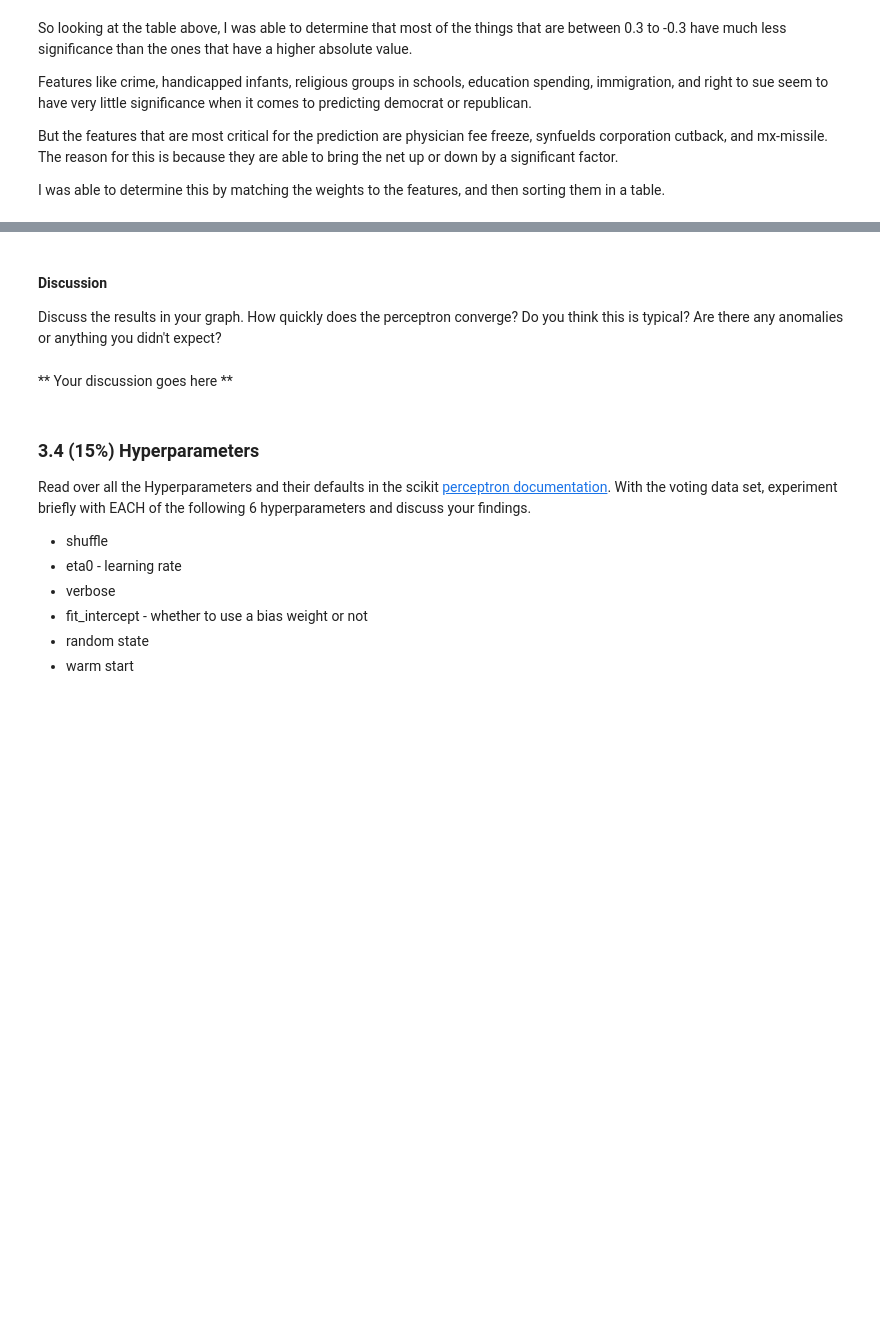
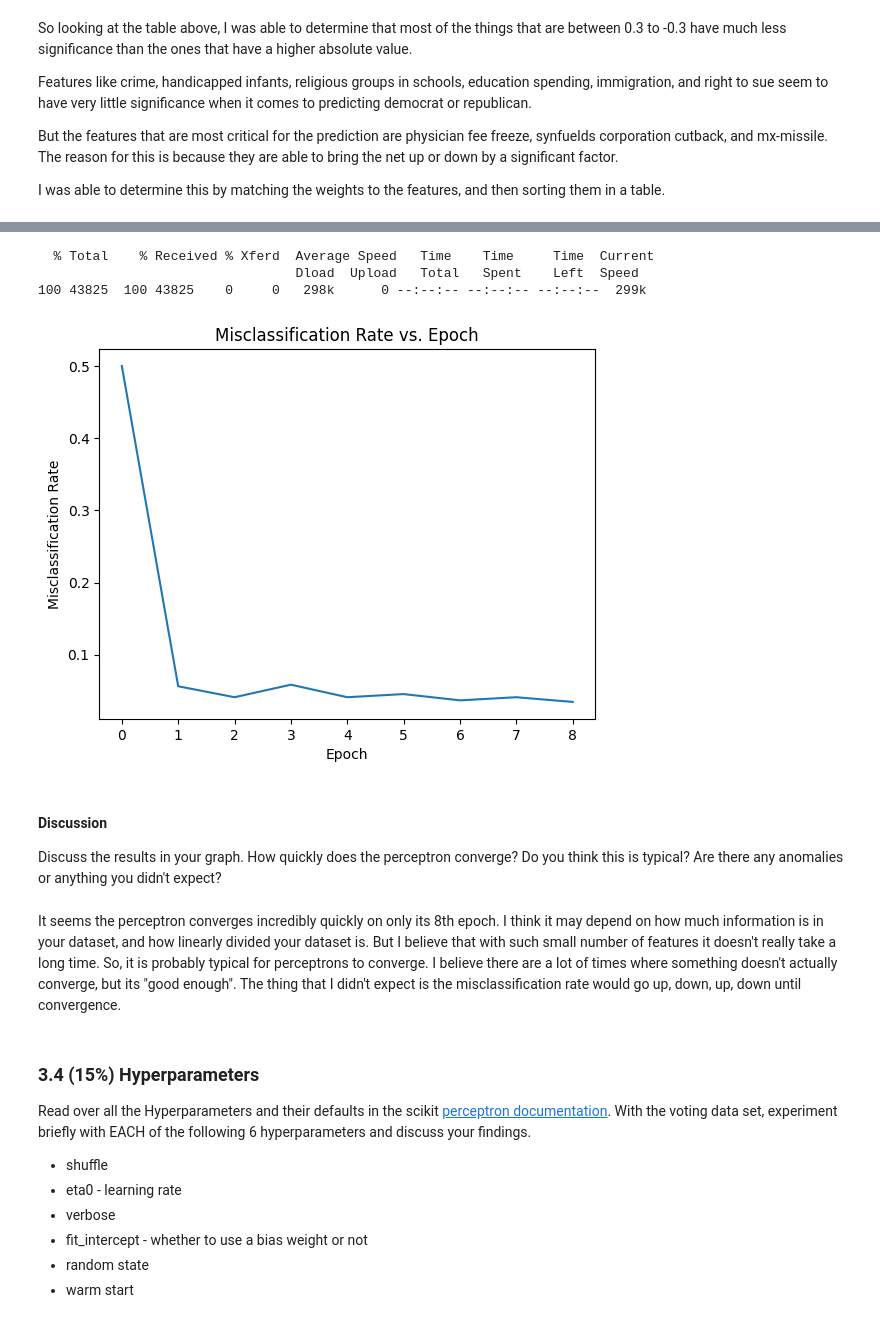
Before and after one commit to derekvawdrey/cs472, a Jupyter notebook: perceptron/Perceptron Lab.ipynb, the cells around one changed output, grey strips where cells are left out. Cells and saved outputs as stored; diff of their text form; code cells hidden in the pictures; blank space fills up the shorter version.

```diff
--- a/perceptron/Perceptron Lab.ipynb
+++ b/perceptron/Perceptron Lab.ipynb
@@ -479,35 +479,57 @@ Learn with the perceptron once on the full voting data set and graph the misclas
 
 ![Average Misclassification Rate](https://raw.githubusercontent.com/rmorain/CS472-1/master/images/perceptron/avg_misclassification_rate_vs_epochs.png)
 # %%
+!curl https://raw.githubusercontent.com/cs472ta/CS472/master/datasets/voting-dataset.arff --output voting-dataset.arff
 # Learn once on the full voting data set, while gathering info after every epoch
 # Then Graph it here.  Here is some sample graph code, but you can do it your own way, including using a bar graph, etc.
-def learn_full():
-    !curl https://raw.githubusercontent.com/cs472ta/CS472/master/datasets/voting-dataset.arff --output voting-dataset.arff
+
+def learn_full_with_partial_learning():
     dataset_voting, meta = arff.loadarff('voting-dataset.arff')
     dataset_voting_encoded = pd.DataFrame(dataset_voting).apply(LabelEncoder().fit_transform)
     feature_names = dataset_voting_encoded.columns[:-1].tolist()
-    clf = Perceptron(shuffle=False, verbose=0, eta0=.1, max_iter=1000)
+    clf = Perceptron(shuffle=False, eta0=.1, max_iter=1, warm_start=True)
     X = dataset_voting_encoded.iloc[:, :-1]
     y = dataset_voting_encoded.iloc[:, -1]
-    clf.fit(X, y)
+
+    # Get the number of epochs to do.
+    clf_full = Perceptron(shuffle=False, eta0=.1)
+    clf_full.fit(X,y)
+    convergence = clf_full.n_iter_
+
+
+    misclassification_rates = [0.5]
+
+    for epoch in range(convergence):
+        clf.partial_fit(X, y, classes=np.unique(y))
+        accuracy = clf.score(X, y)
+        misclassification_rates.append(1-accuracy)
+
+    plot_misclassification(misclassification_rates)
 
 
 def plot_misclassification(misclassification_rate):
     """
         Plots the misclassification rate
     Args:
         misclassification_rate (array-like): A 1D array or list of missclassifcation rate at every epoch
     """
     plt.plot(np.arange(len(misclassification_rate)), misclassification_rate)
     plt.title("Misclassification Rate vs. Epoch")
     plt.xlabel("Epoch")
     plt.ylabel("Misclassification Rate")
     plt.show()
+
+learn_full_with_partial_learning()
+# %% [output]
+  % Total    % Received % Xferd  Average Speed   Time    Time     Time  Current
+                                 Dload  Upload   Total   Spent    Left  Speed
+100 43825  100 43825    0     0   298k      0 --:--:-- --:--:-- --:--:--  299k
+[figure, added]
 # %% [markdown]
 #### Discussion
 Discuss the results in your graph. How quickly does the perceptron converge? Do you think this is typical? Are there any anomalies or anything you didn't expect?
-# %% [markdown]
-** Your discussion goes here **
+# %% [markdown]
+It seems the perceptron converges incredibly quickly on only its 8th epoch. I think it may depend on how much information is in your dataset, and how linearly divided your dataset is. But I believe that with such small number of features it doesn't really take a long time. So, it is probably typical for perceptrons to converge. I believe there are a lot of times where something doesn't actually converge, but its "good enough". The thing that I didn't expect is the misclassification rate would go up, down, up, down until convergence.
 # %% [markdown]
 ### 3.4 (15%) Hyperparameters
 Read over all the Hyperparameters and their defaults in the scikit [perceptron documentation](https://scikit-learn.org/stable/modules/generated/sklearn.linear_model.Perceptron.html). With the voting data set, experiment briefly with EACH of the following 6 hyperparameters and discuss your findings.
```
Also changed, not shown: parts of 20 cells of this notebook, 1 other file.
